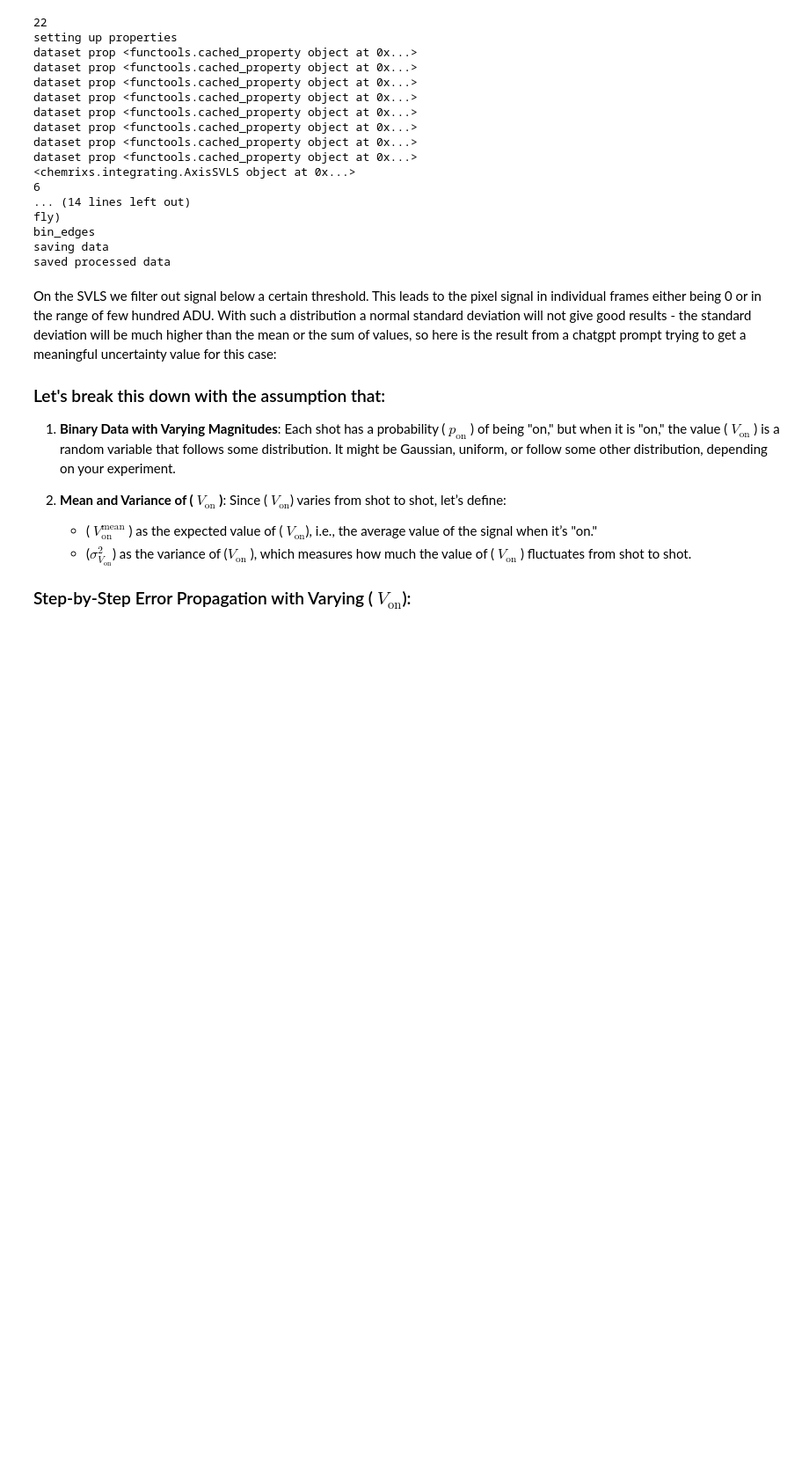
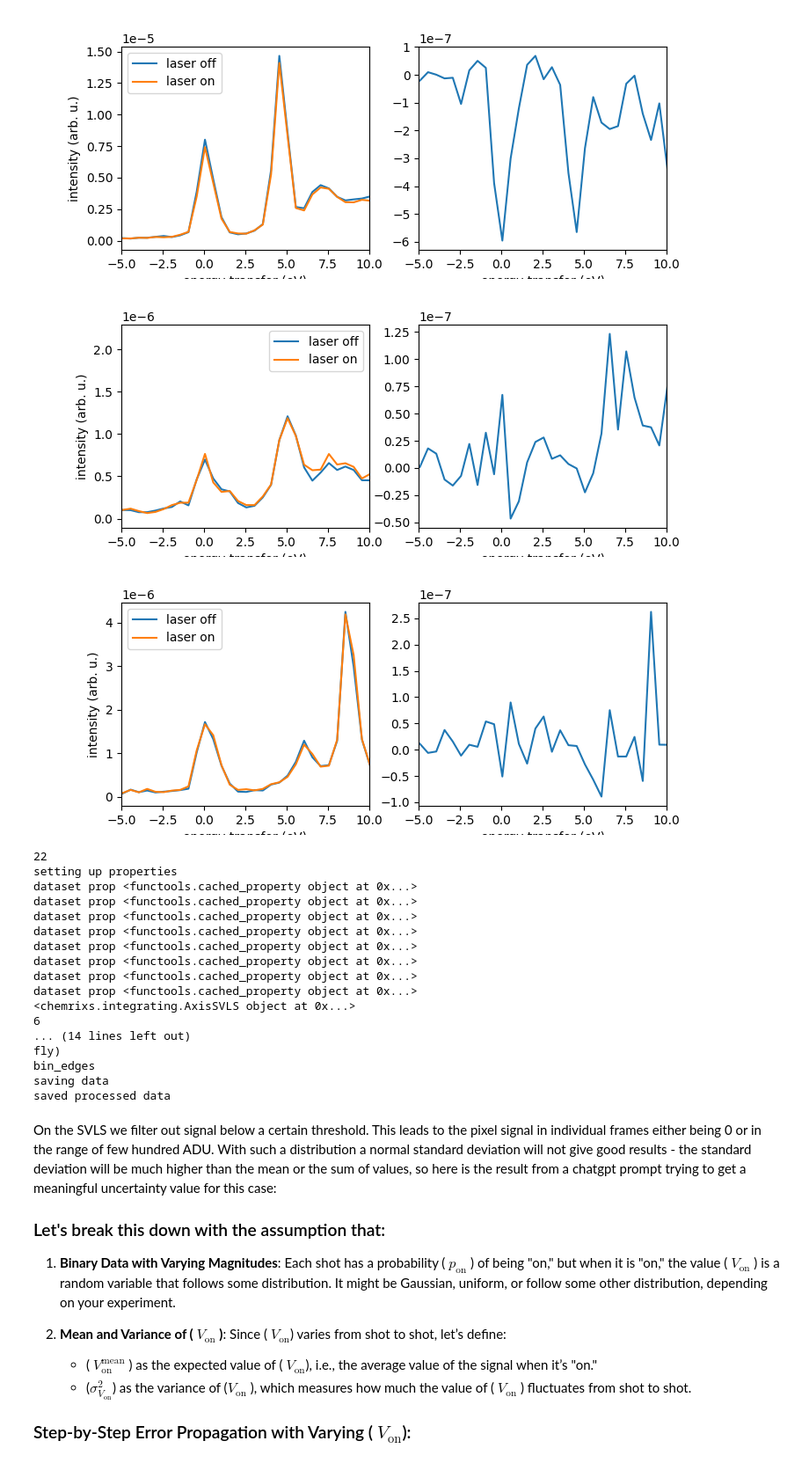
Before and after one commit to AmkeNimm/DataAcceleratorChemRIXS, a Jupyter notebook: jupyter_notebook/errorest_test.ipynb, the cells around one changed output. Shown at 88% size. Cells and saved outputs as stored; diff of their text form; code cells hidden in the pictures; blank space fills up the shorter version.

```diff
--- a/jupyter_notebook/errorest_test.ipynb
+++ b/jupyter_notebook/errorest_test.ipynb
@@ -15,3 +60,12 @@ from pathlib import Path
+# %%
+
+avg.plot_CIE(inc_energy=395.7,figsize=(8,3),xlim=[-5,10])
+avg.plot_CIE(inc_energy=396.8,figsize=(8,3),xlim=[-5,10])
+avg.plot_CIE(inc_energy=397.9,figsize=(8,3),xlim=[-5,10])
+# %% [output]
+[figure, added]
+[figure, added]
+[figure, added]
 # %%
 base_folder =  '/sdf/data/lcls/ds/rix/'
 proc_folder = './proc/'
```
Also changed, not shown: parts of 1 cell of this notebook, 2 other files.
